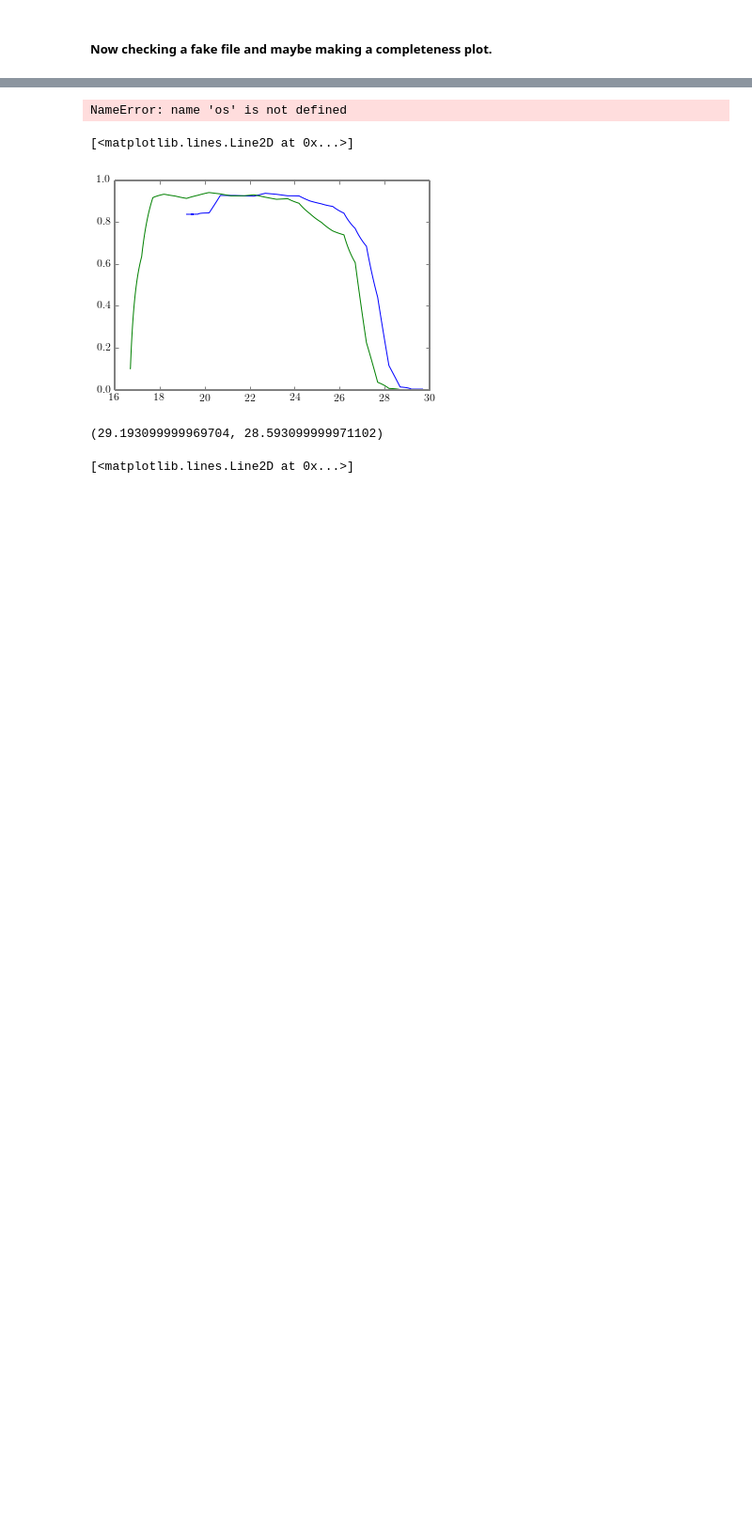
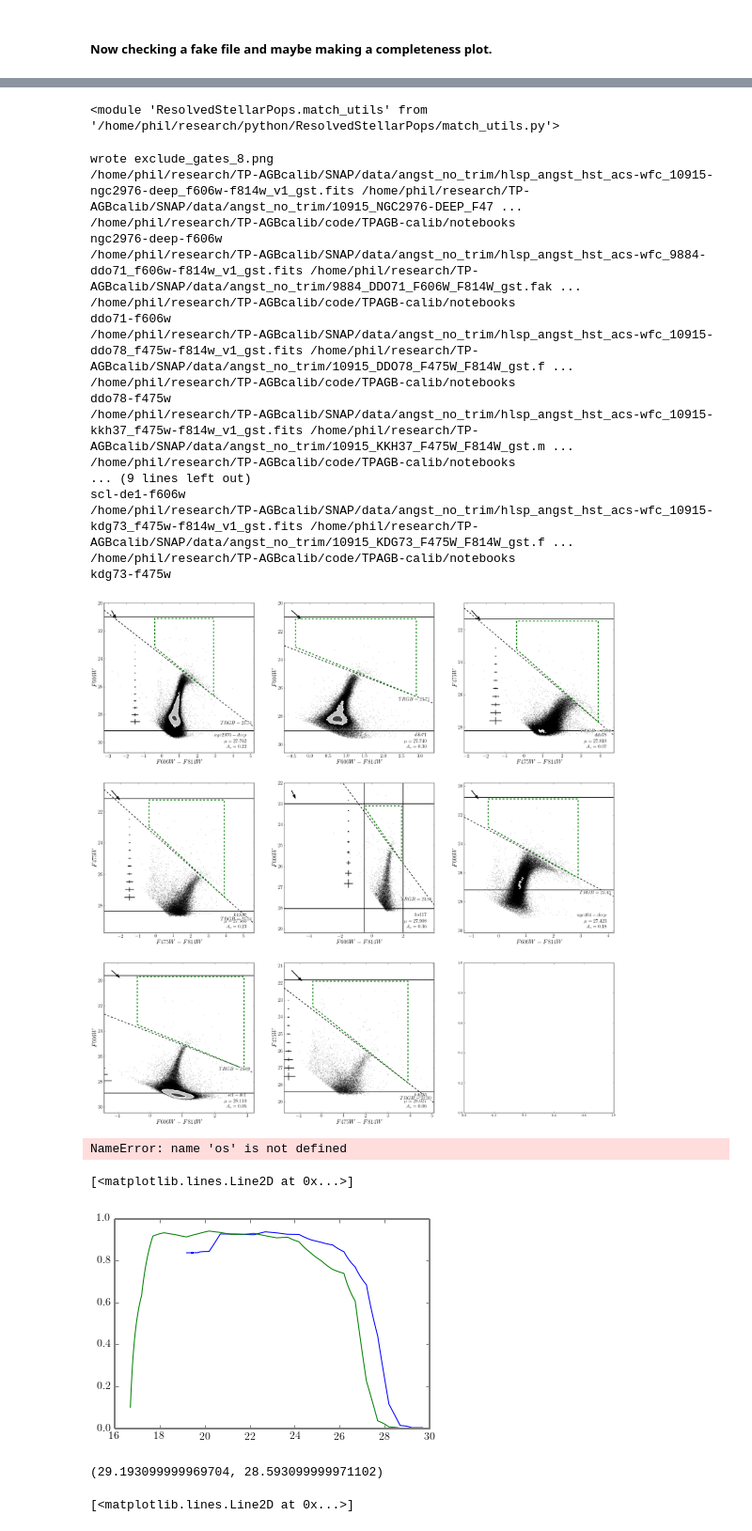
Before and after one commit to philrosenfield/TPAGB-calib, a Jupyter notebook: notebooks/Batch Match Inputs.ipynb, the cells around one changed output, grey strips where cells are left out. Shown at 94% size. Cells and saved outputs as stored; diff of their text form; code cells hidden in the pictures; blank space fills up the shorter version.

```diff
--- a/notebooks/Batch Match Inputs.ipynb
+++ b/notebooks/Batch Match Inputs.ipynb
@@ -17,6 +20,7 @@ def prep_match(photfile, fakefile, fakename='fake.dat', extra_kw=None):
     param.sfh is the match parameter file.
     '''
     here = os.getcwd()
+    print here
     gal_kw = {'filetype': 'fitstable', 'hla': True, 'angst':True, 'band': 'opt'}
     extra_kw = extra_kw or {}
 
@@ -39,7 +43,10 @@ def prep_match(photfile, fakefile, fakename='fake.dat', extra_kw=None):
         # hs117 has some weird stars around it.
         extra_kw = dict({'V-Imin': -.5, 'V-Imax': 2., 'Vmin': 23., 'Imin': 22.}.items() +
                         extra_kw.items())
-
+    if 'scl' in photfile:
+        # hs117 has some weird stars around it.
+        extra_kw = dict({'Vmax': 28.9, 'Imax': 28.05}.items() +
+                        extra_kw.items())
     # make a directory with the galaxy name
     dirname = gal.target.lower() + '-' + gal.filter1.lower()
     if not os.path.isdir(dirname):
@@ -51,9 +58,10 @@ def prep_match(photfile, fakefile, fakename='fake.dat', extra_kw=None):
 
     # make the input files
     rsp.match_utils.make_phot(gal)
-    rsp.match_utils.make_match_param(gal, more_gal_kw=extra_kw)
-
+    param = rsp.match_utils.make_match_param(gal, more_gal_kw=extra_kw)
+    print dirname
     os.chdir(here)
+    return param
 # %%
 def make_all_matchfiles():
     # get all the galaxies and fake files in the directory and prepare them for match
@@ -71,7 +79,7 @@ def match_phot_trgb_exclude_gates():
     '''
     uses a subset of ancient sf galaxies only.
     '''
-    fits_src='/home/rosenfield/research/TP-AGBcalib/SNAP/data/angst_no_trim'
+    fits_src='/home/phil/research/TP-AGBcalib/SNAP/data/angst_no_trim'
 
     fits = rsp.fileIO.get_files(fits_src, '*fits')
     fakes = rsp.fileIO.get_files(fits_src, '*fake')
@@ -82,14 +90,18 @@ def match_phot_trgb_exclude_gates():
     afits = np.concatenate([[f for a in ancient_list if a in f] for f in fits])
     afakes = np.concatenate([[f for a in ancient_list if a.upper() in f] for f in fakes])
 
-    exclude_gates = rsp.match_utils.make_exclude_gates(afits, trgb=True, make_plot=True)
+    exclude_gates, axs = rsp.match_utils.make_exclude_gates(afits, trgb=True, make_plot=True)
 
-    for p in afits:
+    for i, p in enumerate(afits):
         pidtarget = '-'.join(os.path.split(p)[1].split('_')[4].split('-')[1:]).upper()
         f, = [a for a in afakes if pidtarget in a]
         extra_kw = {'nexclude_gates': 1, 'exclude_gates': exclude_gates[p]}
         #print p, f, extra_kw
-        prep_match(p, f, extra_kw=extra_kw)
+        param = prep_match(p, f, extra_kw=extra_kw).__dict__
+        [axs[i].vlines(x, *axs[i].get_ylim(), color='black', lw=2) for x in [param['V-Imin'], param['V-Imax']]]
+        [axs[i].hlines(y, *axs[i].get_xlim(), color='black', lw=2) for y in [param['Vmax'], param['Vmin']]]
+
+    return axs
 # %% [markdown]
 ##### Now checking a fake file and maybe making a completeness plot.
 # %%
@@ -109,0 +111,25 @@ mag1, mag2, oimag1, oimag2 = np.genfromtxt(fake, unpack=True)
+# %%
+reload(rsp.match_utils)
+# %% [output]
+<module 'ResolvedStellarPops.match_utils' from '/home/phil/research/python/ResolvedStellarPops/match_utils.py'>
+# %%
+axs = match_phot_trgb_exclude_gates()
+# %% [output]
+wrote exclude_gates_8.png
+/home/phil/research/TP-AGBcalib/SNAP/data/angst_no_trim/hlsp_angst_hst_acs-wfc_10915-ngc2976-deep_f606w-f814w_v1_gst.fits /home/phil/research/TP-AGBcalib/SNAP/data/angst_no_trim/10915_NGC2976-DEEP_F47 ...
+/home/phil/research/TP-AGBcalib/code/TPAGB-calib/notebooks
+ngc2976-deep-f606w
+/home/phil/research/TP-AGBcalib/SNAP/data/angst_no_trim/hlsp_angst_hst_acs-wfc_9884-ddo71_f606w-f814w_v1_gst.fits /home/phil/research/TP-AGBcalib/SNAP/data/angst_no_trim/9884_DDO71_F606W_F814W_gst.fak ...
+/home/phil/research/TP-AGBcalib/code/TPAGB-calib/notebooks
+ddo71-f606w
+/home/phil/research/TP-AGBcalib/SNAP/data/angst_no_trim/hlsp_angst_hst_acs-wfc_10915-ddo78_f475w-f814w_v1_gst.fits /home/phil/research/TP-AGBcalib/SNAP/data/angst_no_trim/10915_DDO78_F475W_F814W_gst.f ...
+/home/phil/research/TP-AGBcalib/code/TPAGB-calib/notebooks
+ddo78-f475w
+/home/phil/research/TP-AGBcalib/SNAP/data/angst_no_trim/hlsp_angst_hst_acs-wfc_10915-kkh37_f475w-f814w_v1_gst.fits /home/phil/research/TP-AGBcalib/SNAP/data/angst_no_trim/10915_KKH37_F475W_F814W_gst.m ...
+/home/phil/research/TP-AGBcalib/code/TPAGB-calib/notebooks
+... (9 lines left out)
+scl-de1-f606w
+/home/phil/research/TP-AGBcalib/SNAP/data/angst_no_trim/hlsp_angst_hst_acs-wfc_10915-kdg73_f475w-f814w_v1_gst.fits /home/phil/research/TP-AGBcalib/SNAP/data/angst_no_trim/10915_KDG73_F475W_F814W_gst.f ...
+/home/phil/research/TP-AGBcalib/code/TPAGB-calib/notebooks
+kdg73-f475w
+[figure, added]
```
Also changed, not shown: parts of 9 cells of this notebook, 2 other files.
